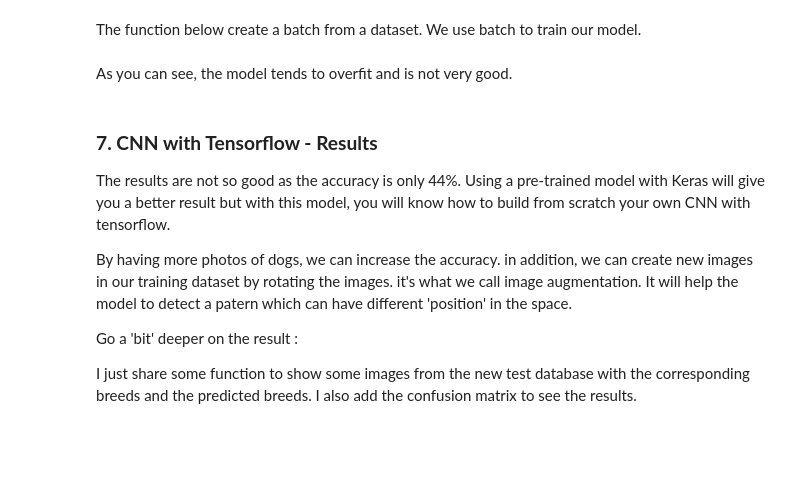
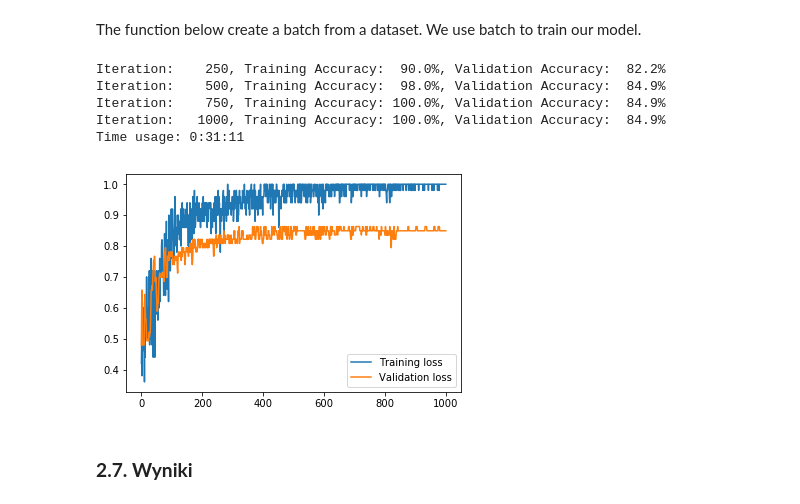
Before and after one commit to rytelk/DogsNeuralNetwork, a Jupyter notebook: kernel.ipynb, the cells around one changed output. Cells and saved outputs as stored; diff of their text form; code cells hidden in the pictures; blank space fills up the shorter version.

```diff
--- a/kernel.ipynb
+++ b/kernel.ipynb
@@ -284,0 +91,5 @@ def matrix_Bin(labels):
+# %%
+labels_raw = pd.read_csv("../Data/labels.csv", header=0, sep=',', quotechar='"')
+
+# Wyświetlenie pięciu losowych etykiet
+labels_raw.sample(5)
@@ -284,0 +105,3 @@ def matrix_Bin(labels):
+# %%
+# Liczba ras psów do wyodrębnienia
+Nber_of_breeds = 2
@@ -536,3 +354,22 @@ fc_size = 500
+# %%
+# Warstwa konwolucyjna 1.
+filter_size1 = 5
+num_filters1 = 32
+
+# Warstwa konwolucyjna 2.
+filter_size2 = 4
+num_filters2 = 64
+
+# Warstwa  Layer 3.
+filter_size3 = 3
+num_filters3 = 128
+
+# Warstwa  Layer 4.
+filter_size3 = 2
+num_filters3 = 256
+
+# Wastwa w pełni połączona
+fc_size = 500
 # %%
 layer_conv1, weights_conv1 = \
     new_conv_layer(input=x_image,
@@ -602,11 +440,7 @@ The function below create a batch from a dataset. We use batch to train our mode
 # %%
 batch_size = 50
 
-#function next_batch
 def next_batch(num, data, labels):
-    '''
-    Return a total of `num` random samples and labels.
-    '''
     idx = np.arange(0 , len(data))
     np.random.shuffle(idx)
     idx = idx[:num]
@@ -676,20 +488,16 @@ def optimize(num_iterations, X):
 init_variables()
 total_iterations = 0
 # %%
-optimize(num_iterations=3500, X=250)
+optimize(num_iterations=1000, X=250)
+# %% [output]
+Iteration:    250, Training Accuracy:  90.0%, Validation Accuracy:  82.2%
+Iteration:    500, Training Accuracy:  98.0%, Validation Accuracy:  84.9%
+Iteration:    750, Training Accuracy: 100.0%, Validation Accuracy:  84.9%
+Iteration:   1000, Training Accuracy: 100.0%, Validation Accuracy:  84.9%
+Time usage: 0:31:11
+[figure, added]
-# %% [markdown]
-As you can see, the model tends to overfit and is not very good.
-# %% [markdown]
-### **7. CNN with Tensorflow - Results**
-
-The results are not so good as the accuracy is only 44%. Using a pre-trained model with Keras will give you a better result but with this model, you will know how to build from scratch your own CNN with tensorflow.
-
-By having more photos of dogs, we can increase the accuracy. in addition, we can create new images in our training dataset by rotating the images. it's what we call image augmentation. It will help the model to detect a patern which can have different 'position' in the space.
-
-Go a 'bit' deeper on the result :
-
-I just share some function to show some images from the new test database with the corresponding breeds and the predicted breeds.
-I also add the confusion matrix to see the results.
+# %% [markdown]
+### **2.7. Wyniki**
 # %%
 def plot_images(images, cls_true, cls_pred=None):
     assert len(images) == len(cls_true) == 12
```
Also changed, not shown: parts of 116 cells of this notebook.
